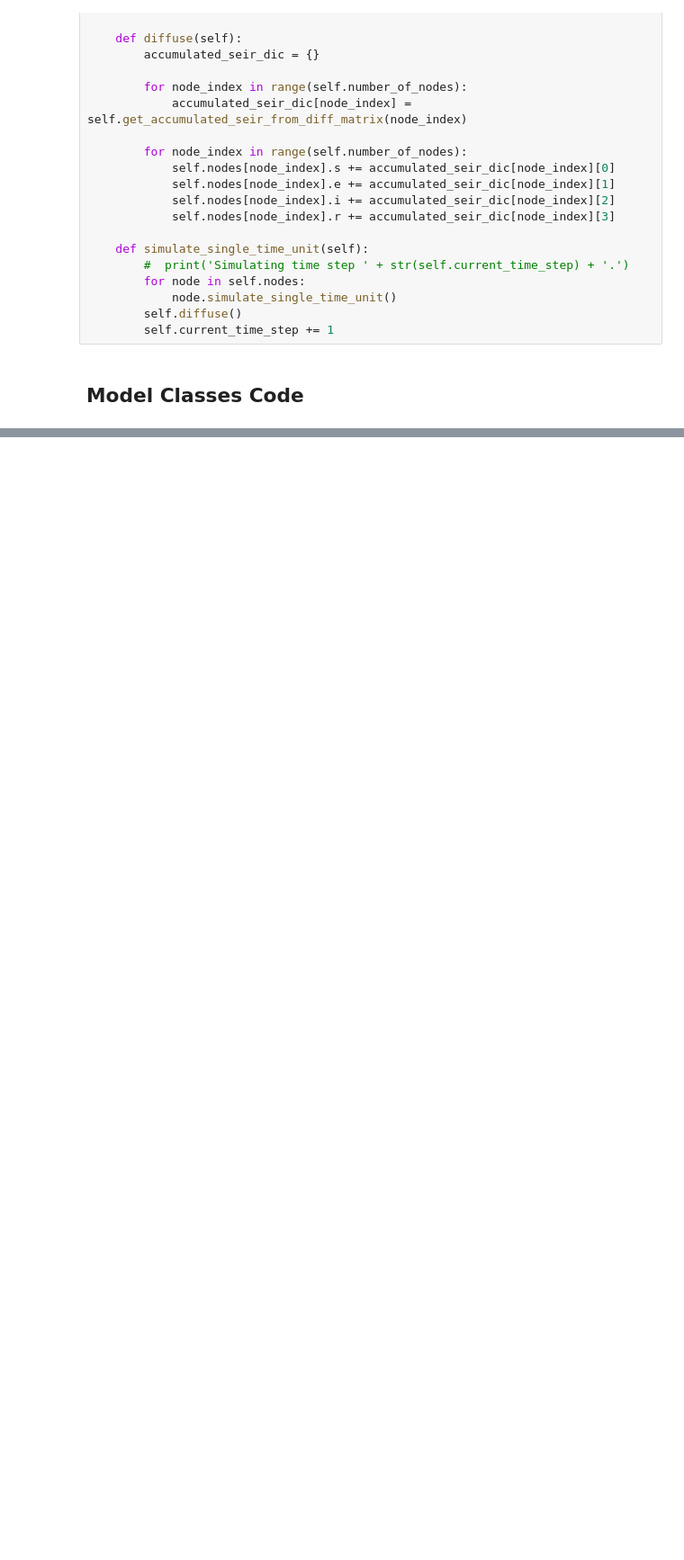
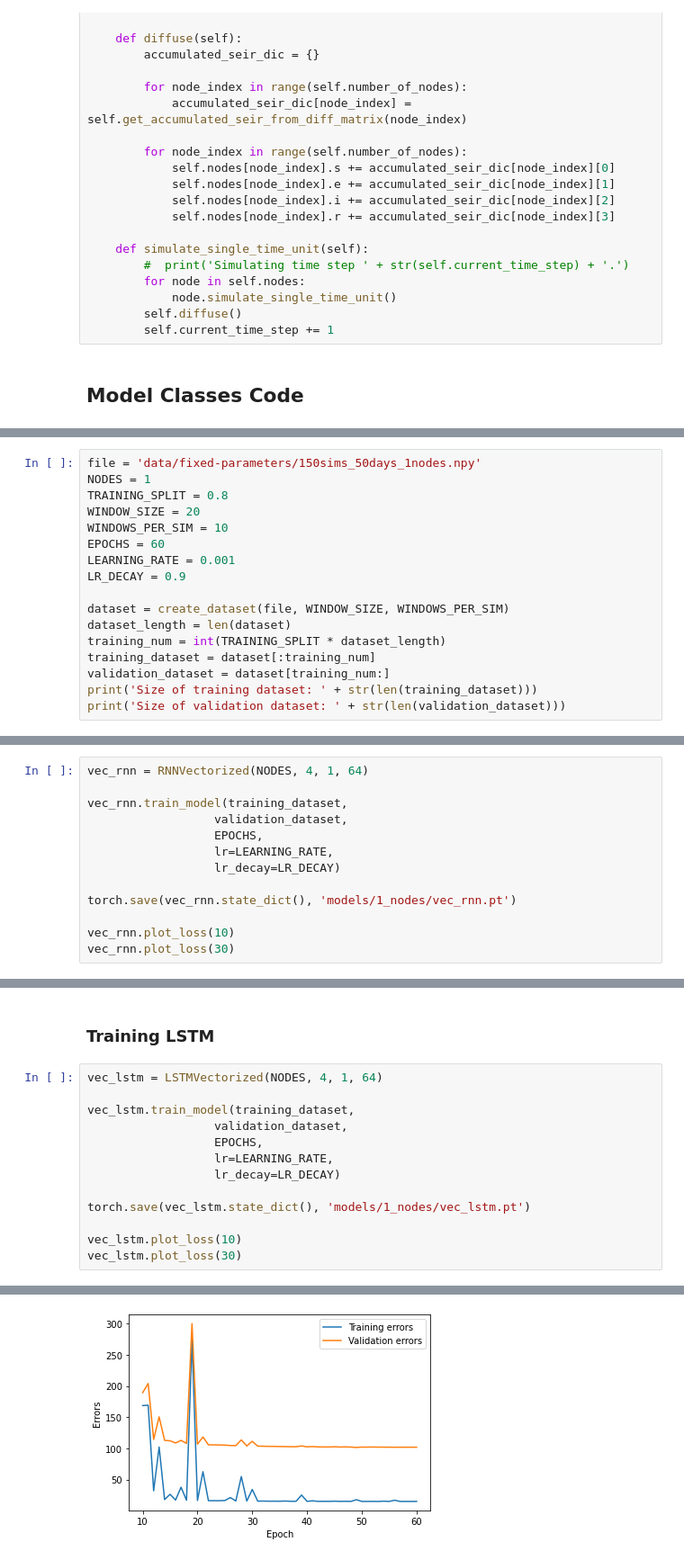
Before and after one commit to cshi56/DoMath-SpatialTemporalPrediction, a Jupyter notebook: spatial-temporal/main.ipynb, the cells around one changed output, grey strips where cells are left out. Shown: that part at 90% size. Drawn from its saved outputs; the diff is of its cells as text; blank space fills up the shorter version.

```diff
--- a/spatial-temporal/main.ipynb
+++ b/spatial-temporal/main.ipynb
@@ -868,0 +970,17 @@ def create_dataset(file, window_size, windows_per_sim):
+# %%
+file = 'data/fixed-parameters/150sims_50days_1nodes.npy'
+NODES = 1
+TRAINING_SPLIT = 0.8
+WINDOW_SIZE = 20
+WINDOWS_PER_SIM = 10
+EPOCHS = 60
+LEARNING_RATE = 0.001
+LR_DECAY = 0.9
+
+dataset = create_dataset(file, WINDOW_SIZE, WINDOWS_PER_SIM)
+dataset_length = len(dataset)
+training_num = int(TRAINING_SPLIT * dataset_length)
+training_dataset = dataset[:training_num]
+validation_dataset = dataset[training_num:]
+print('Size of training dataset: ' + str(len(training_dataset)))
+print('Size of validation dataset: ' + str(len(validation_dataset)))
@@ -868,0 +992,13 @@ def create_dataset(file, window_size, windows_per_sim):
+# %%
+vec_rnn = RNNVectorized(NODES, 4, 1, 64)
+
+vec_rnn.train_model(training_dataset,
+                  validation_dataset,
+                  EPOCHS,
+                  lr=LEARNING_RATE,
+                  lr_decay=LR_DECAY)
+
+torch.save(vec_rnn.state_dict(), 'models/1_nodes/vec_rnn.pt')
+
+vec_rnn.plot_loss(10)
+vec_rnn.plot_loss(30)
@@ -868,0 +1009,16 @@ def create_dataset(file, window_size, windows_per_sim):
+# %% [markdown]
+### Training LSTM
+# %%
+vec_lstm = LSTMVectorized(NODES, 4, 1, 64)
+
+vec_lstm.train_model(training_dataset,
+                  validation_dataset,
+                  EPOCHS,
+                  lr=LEARNING_RATE,
+                  lr_decay=LR_DECAY)
+
+torch.save(vec_lstm.state_dict(), 'models/1_nodes/vec_lstm.pt')
+
+vec_lstm.plot_loss(10)
+vec_lstm.plot_loss(30)
+# %% [output]
@@ -868,0 +1042 @@ def create_dataset(file, window_size, windows_per_sim):
+[figure, added]
```
Also changed, not shown: parts of 18 cells of this notebook.
